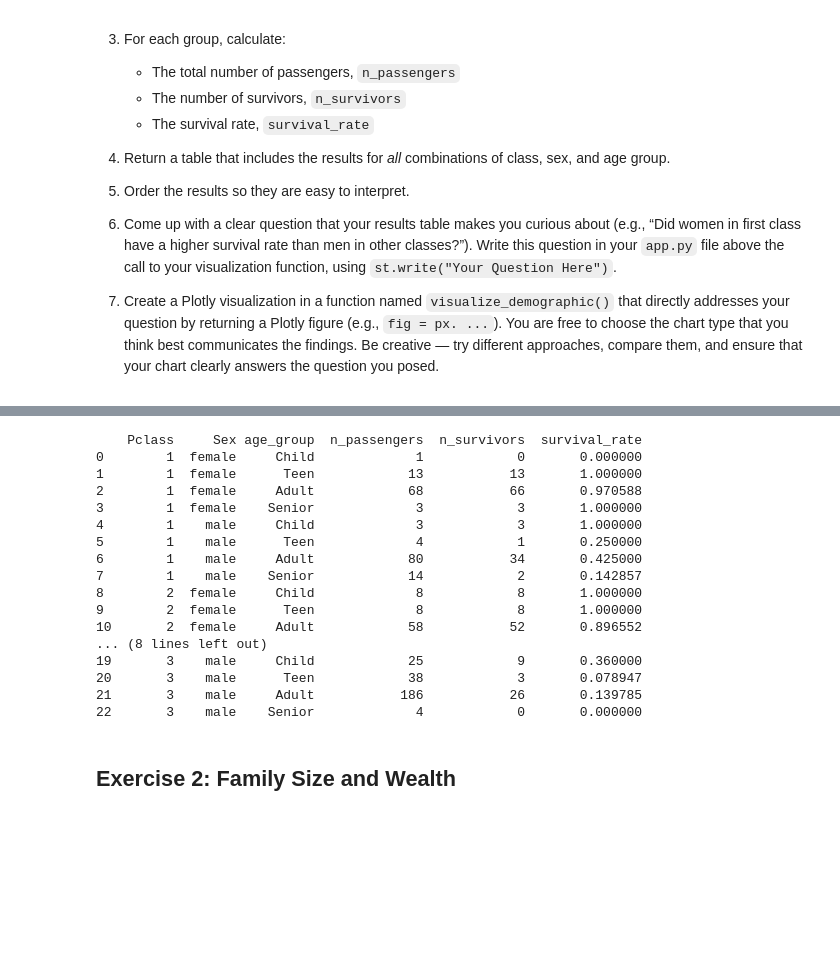
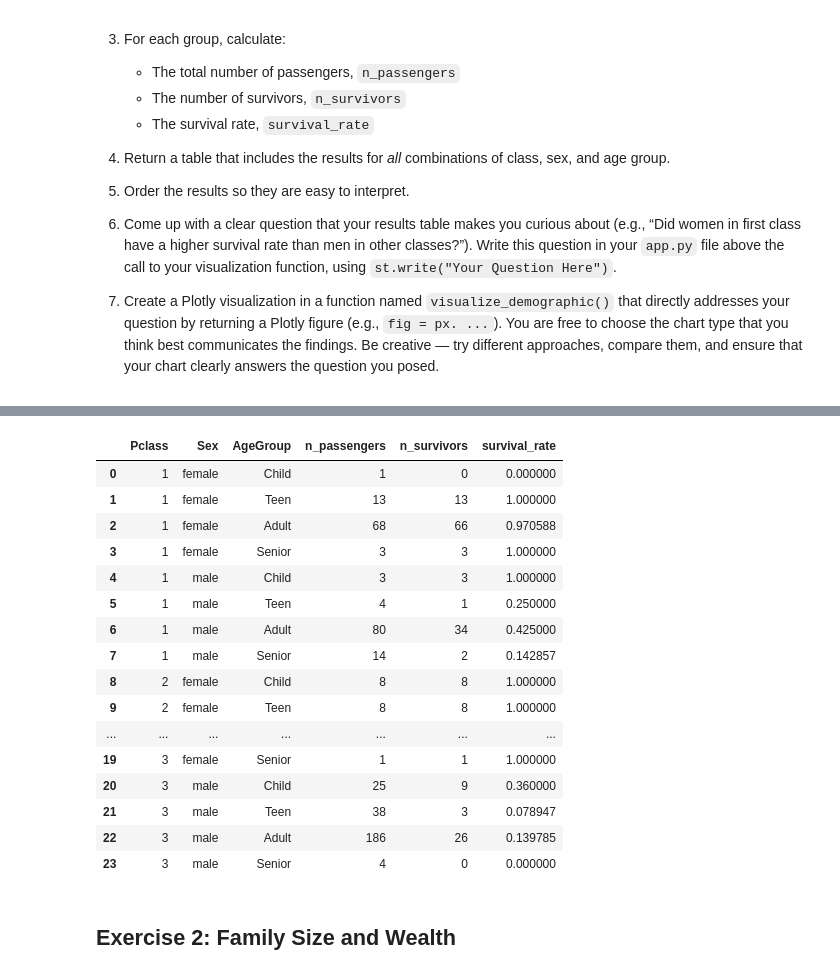
Before and after one commit to RoshanNaidu/DS-W5, a Jupyter notebook: exercises.ipynb, the cells around one changed output, grey strips where cells are left out. Drawn from its saved outputs; the diff is of its cells as text; code cells hidden in the pictures; blank space fills up the shorter version.

Commit message:
Perfectly functioning Graphs and answers to questions!!!

```diff
--- a/exercises.ipynb
+++ b/exercises.ipynb
@@ -85,22 +90,25 @@ def survival_demographics(file_path):
 # %%
-# Example usage:
-table = survival_demographics('https://raw.githubusercontent.com/leontoddjohnson/datasets/main/data/titanic.csv')
-print(table)
+# Outside the function result fetching and display
+url = "https://raw.githubusercontent.com/leontoddjohnson/datasets/main/data/titanic.csv"
+df = pd.read_csv(url)
+
+summary_df = survival_demographics(df)
+summary_df
 # %% [output]
-    Pclass     Sex age_group  n_passengers  n_survivors  survival_rate
-0        1  female     Child             1            0       0.000000
-1        1  female      Teen            13           13       1.000000
-2        1  female     Adult            68           66       0.970588
-3        1  female    Senior             3            3       1.000000
-4        1    male     Child             3            3       1.000000
-5        1    male      Teen             4            1       0.250000
-6        1    male     Adult            80           34       0.425000
-7        1    male    Senior            14            2       0.142857
-8        2  female     Child             8            8       1.000000
-9        2  female      Teen             8            8       1.000000
-10       2  female     Adult            58           52       0.896552
-... (8 lines left out)
-19       3    male     Child            25            9       0.360000
-20       3    male      Teen            38            3       0.078947
-21       3    male     Adult           186           26       0.139785
-22       3    male    Senior             4            0       0.000000
+|  | Pclass | Sex | AgeGroup | n_passengers | n_survivors | survival_rate |
+| 0 | 1 | female | Child | 1 | 0 | 0.000000 |
+| 1 | 1 | female | Teen | 13 | 13 | 1.000000 |
+| 2 | 1 | female | Adult | 68 | 66 | 0.970588 |
+| 3 | 1 | female | Senior | 3 | 3 | 1.000000 |
+| 4 | 1 | male | Child | 3 | 3 | 1.000000 |
+| 5 | 1 | male | Teen | 4 | 1 | 0.250000 |
+| 6 | 1 | male | Adult | 80 | 34 | 0.425000 |
+| 7 | 1 | male | Senior | 14 | 2 | 0.142857 |
+| 8 | 2 | female | Child | 8 | 8 | 1.000000 |
+| 9 | 2 | female | Teen | 8 | 8 | 1.000000 |
+| ... | ... | ... | ... | ... | ... | ... |
+| 19 | 3 | female | Senior | 1 | 1 | 1.000000 |
+| 20 | 3 | male | Child | 25 | 9 | 0.360000 |
+| 21 | 3 | male | Teen | 38 | 3 | 0.078947 |
+| 22 | 3 | male | Adult | 186 | 26 | 0.139785 |
+| 23 | 3 | male | Senior | 4 | 0 | 0.000000 |
```
Also changed, not shown: parts of 15 cells of this notebook, 2 other files.
